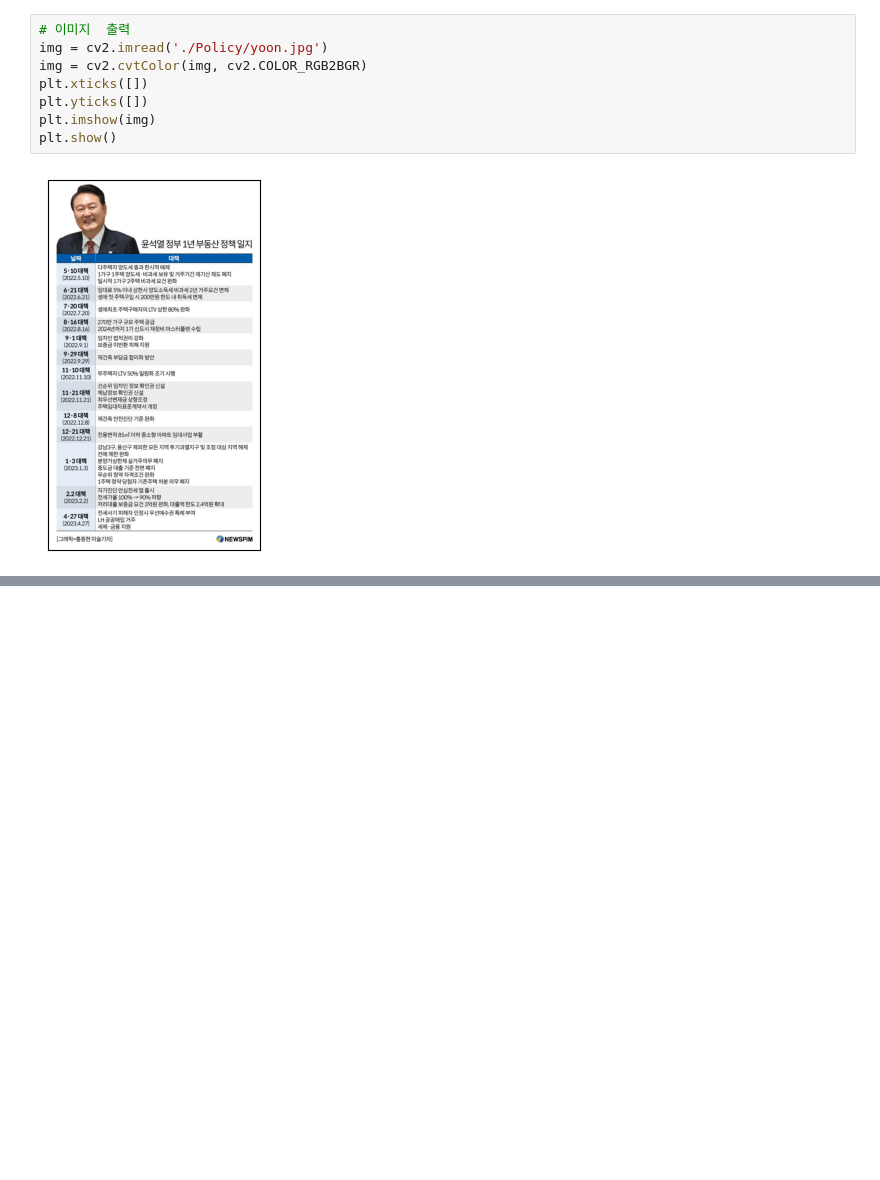
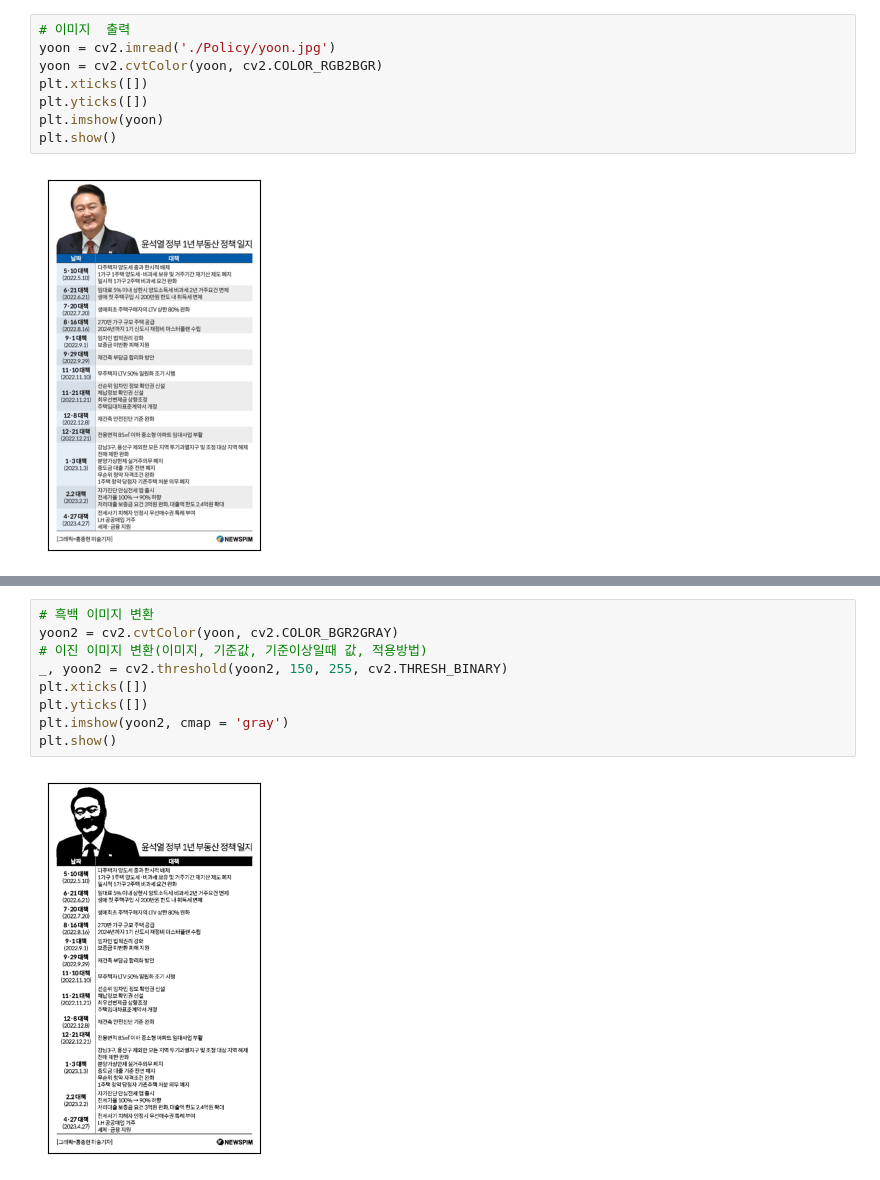
Before and after one commit to 2023-AISCHOOL-APP/araboraGJapt, a Jupyter notebook: ksw/policy.ipynb, the cells around one changed output, grey strips where cells are left out. Drawn from its saved outputs; the diff is of its cells as text; blank space fills up the shorter version.

Commit message:
policy

```diff
--- a/ksw/policy.ipynb
+++ b/ksw/policy.ipynb
@@ -21,10 +19,10 @@ Note: you may need to restart the kernel to use updated packages.
 # %%
 # 이미지  출력
-img = cv2.imread('./Policy/yoon.jpg')
-img = cv2.cvtColor(img, cv2.COLOR_RGB2BGR)
+yoon = cv2.imread('./Policy/yoon.jpg')
+yoon = cv2.cvtColor(yoon, cv2.COLOR_RGB2BGR)
 plt.xticks([])
 plt.yticks([])
-plt.imshow(img)
+plt.imshow(yoon)
 plt.show()
 # %% [output]
 [figure]
@@ -84,0 +37,11 @@ NameError: name 'text_to_clean' is not defined
+# %%
+# 흑백 이미지 변환
+yoon2 = cv2.cvtColor(yoon, cv2.COLOR_BGR2GRAY)
+# 이진 이미지 변환(이미지, 기준값, 기준이상일때 값, 적용방법)
+_, yoon2 = cv2.threshold(yoon2, 150, 255, cv2.THRESH_BINARY)
+plt.xticks([])
+plt.yticks([])
+plt.imshow(yoon2, cmap = 'gray')
+plt.show()
+# %% [output]
+[figure, added]
```
Also changed, not shown: parts of 20 cells of this notebook, 4 other files.
